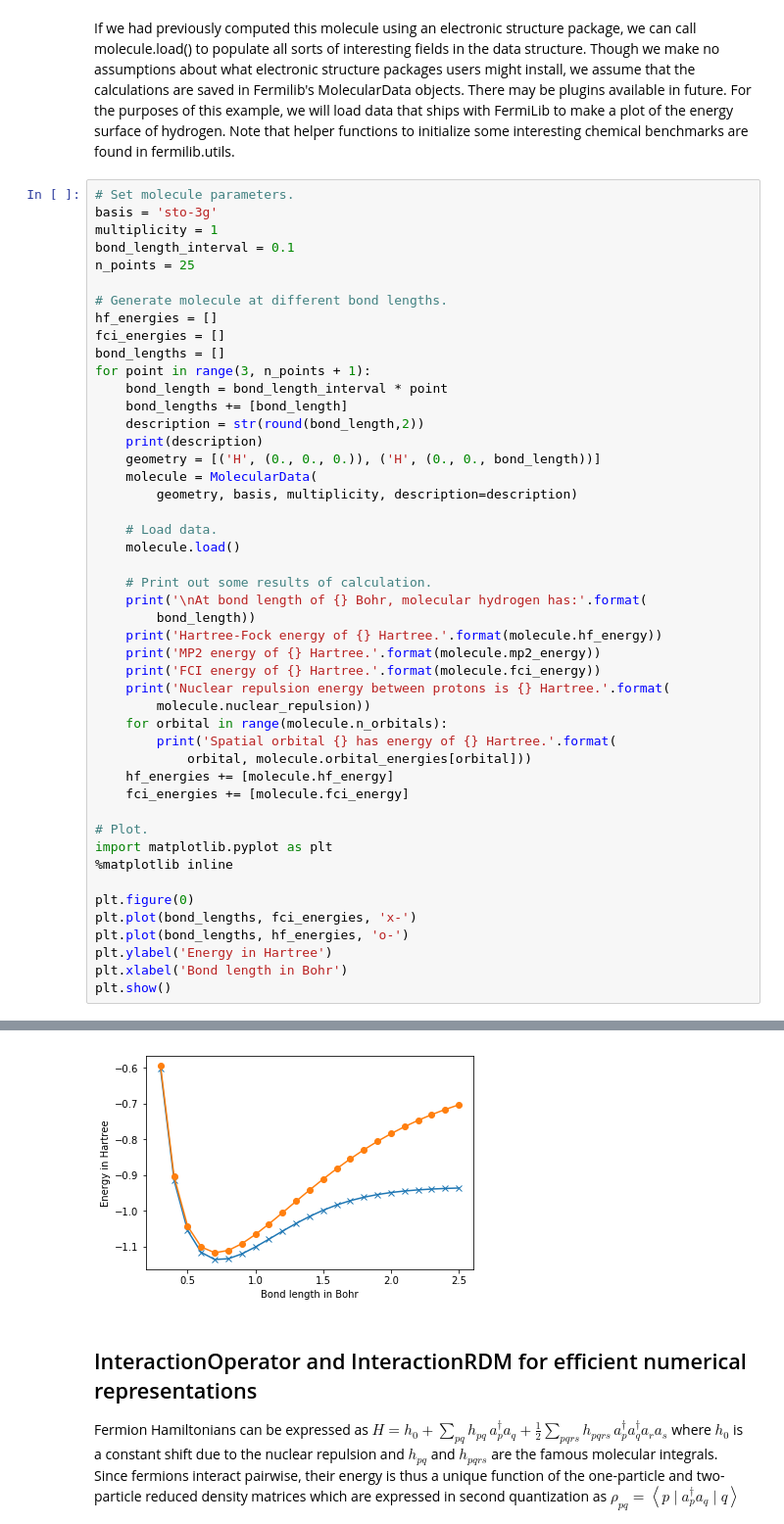
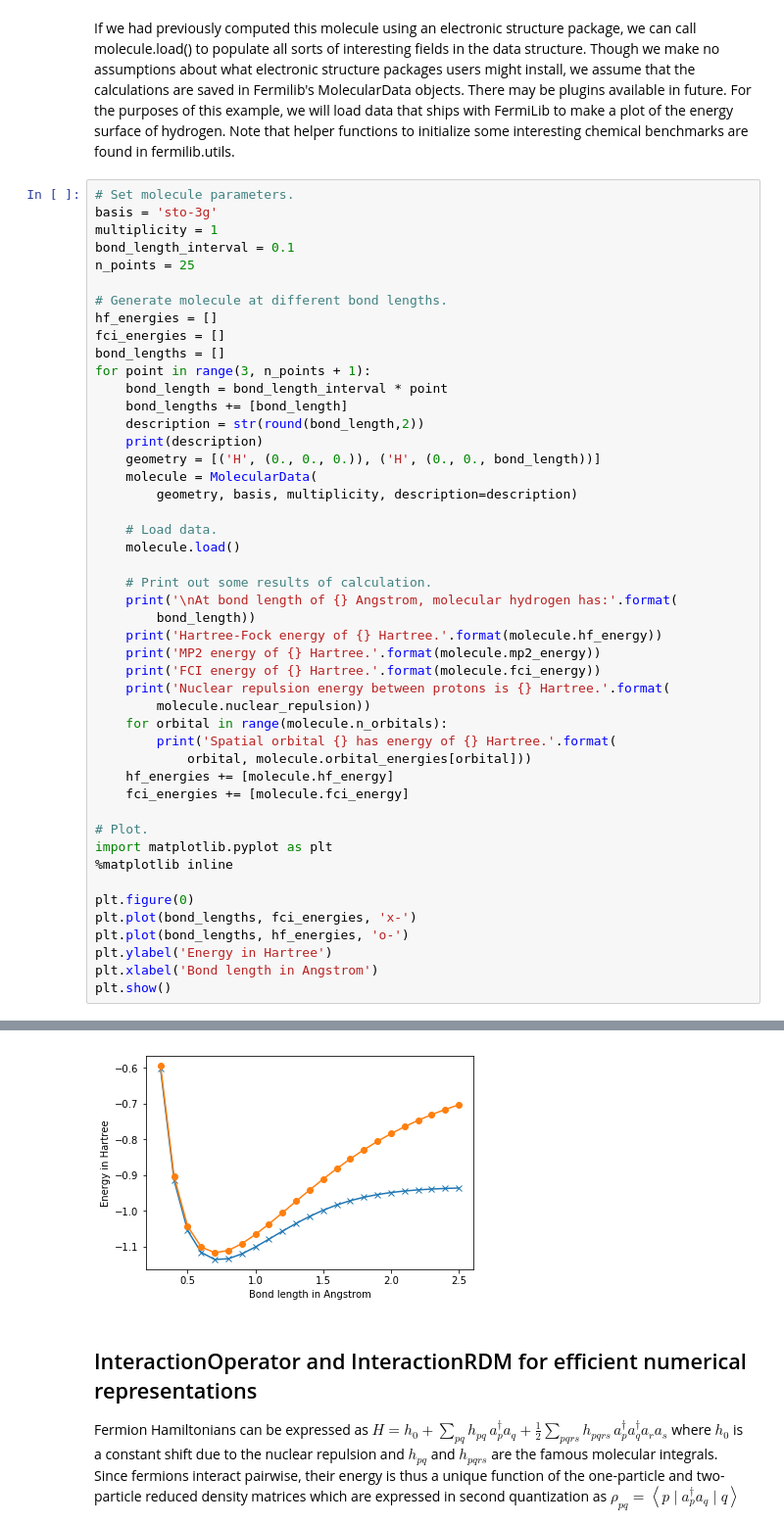
Before and after one commit to ProjectQ-Framework/FermiLib, a Jupyter notebook: examples/fermilib_demo.ipynb, the cells around one changed output, grey strips where cells are left out. Shown at 98% size. Cells and saved outputs as stored; diff of their text form.

```diff
--- a/examples/fermilib_demo.ipynb
+++ b/examples/fermilib_demo.ipynb
@@ -436,7 +436,7 @@ for point in range(3, n_points + 1):
     molecule.load()
 
     # Print out some results of calculation.
-    print('\nAt bond length of {} Bohr, molecular hydrogen has:'.format(
+    print('\nAt bond length of {} Angstrom, molecular hydrogen has:'.format(
         bond_length))
     print('Hartree-Fock energy of {} Hartree.'.format(molecule.hf_energy))
     print('MP2 energy of {} Hartree.'.format(molecule.mp2_energy))
@@ -457,7 +457,7 @@ plt.figure(0)
 plt.plot(bond_lengths, fci_energies, 'x-')
 plt.plot(bond_lengths, hf_energies, 'o-')
 plt.ylabel('Energy in Hartree')
-plt.xlabel('Bond length in Bohr')
+plt.xlabel('Bond length in Angstrom')
 plt.show()
 # %% [output]
 0.3
@@ -475,9 +475,9 @@ At bond length of 0.4 Bohr, molecular hydrogen has:
 ... (191 lines left out)
 FCI energy of -0.936054919844 Hartree.
 Nuclear repulsion energy between protons is 0.211670883436 Hartree.
 Spatial orbital 0 has energy of -0.214467191782 Hartree.
 Spatial orbital 1 has energy of 0.0499524228976 Hartree.
-[figure, old version]
+[figure, new version]
 # %% [markdown]
 ## InteractionOperator and InteractionRDM for efficient numerical representations
 
```
Also changed, not shown: parts of 7 cells of this notebook, 1 other file.
